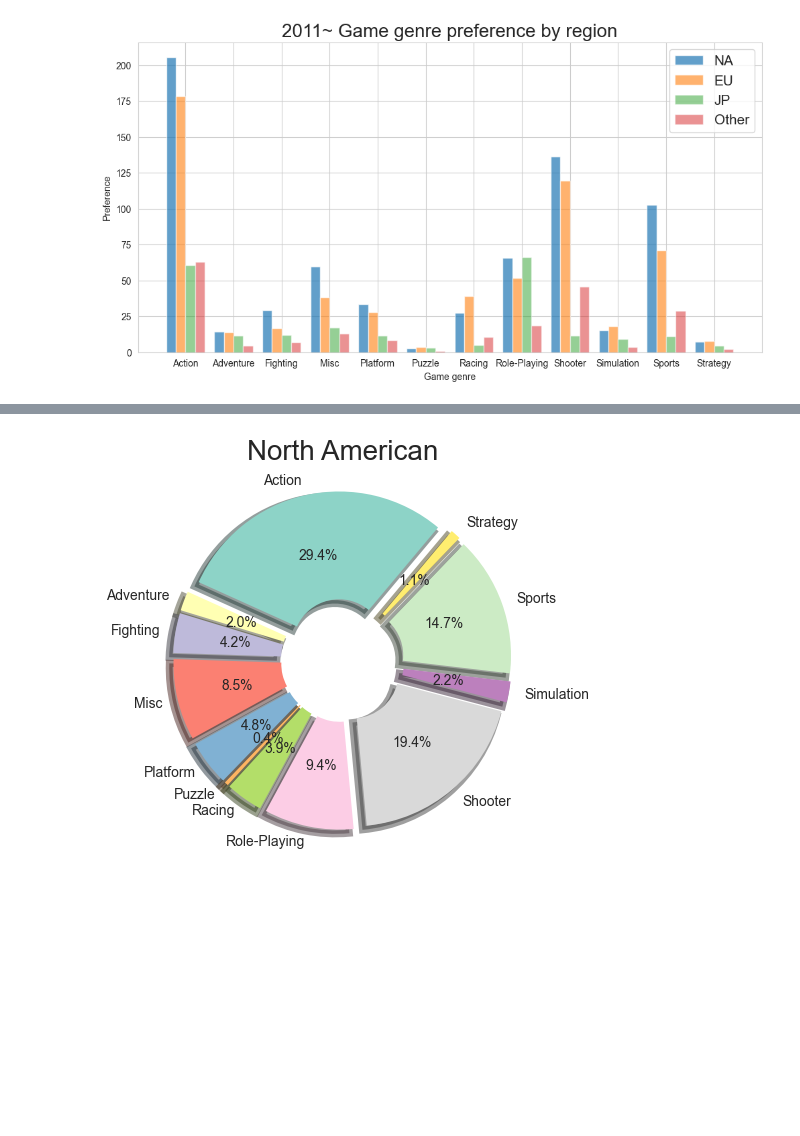
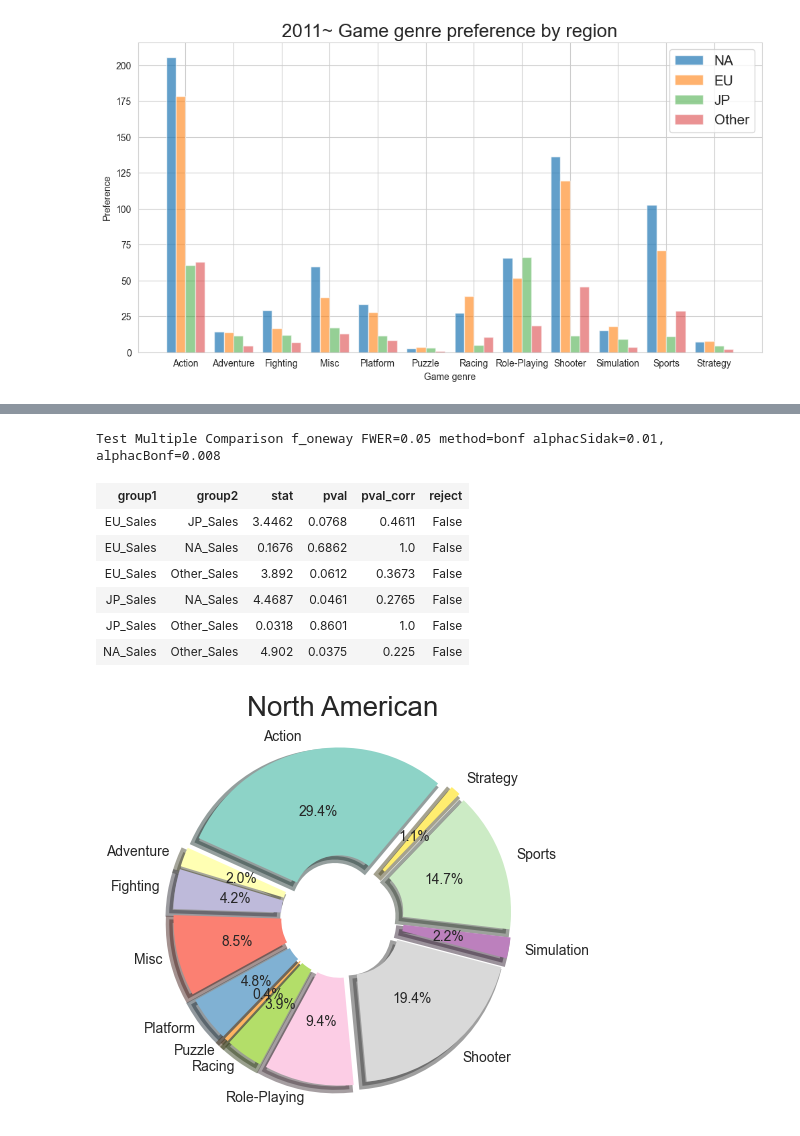
Before and after one commit to KkangJun/Project_presentation, a Jupyter notebook: ai_17_김준혁_Section1_Project.ipynb, the cells around one changed output, grey strips where cells are left out. Saved outputs shown, nothing was run; the diff lists cells and outputs as text; code cells hidden in the pictures; blank space fills up the shorter version.

```diff
--- a/ai_17_김준혁_Section1_Project.ipynb
+++ b/ai_17_김준혁_Section1_Project.ipynb
@@ -266,0 +265,3 @@ pvalue
+# %%
+cg_melt = country_genre.melt()
+cg_melt.head(3)
@@ -267,3 +290,17 @@ pvalue
+# %%
+# Bonferroni correction
+comp = MultiComparison(cg_melt.value, cg_melt.variable)
+result = comp.allpairtest(st.f_oneway, method='bonf')
+result[0]
+# %% [output]
+Test Multiple Comparison f_oneway FWER=0.05 method=bonf alphacSidak=0.01, alphacBonf=0.008
+| group1 | group2 | stat | pval | pval_corr | reject |
+| EU_Sales | JP_Sales | 3.4462 | 0.0768 | 0.4611 | False |
+| EU_Sales | NA_Sales | 0.1676 | 0.6862 | 1.0 | False |
+| EU_Sales | Other_Sales | 3.892 | 0.0612 | 0.3673 | False |
+| JP_Sales | NA_Sales | 4.4687 | 0.0461 | 0.2765 | False |
+| JP_Sales | Other_Sales | 0.0318 | 0.8601 | 1.0 | False |
+| NA_Sales | Other_Sales | 4.902 | 0.0375 | 0.225 | False |
 # %%
 expl = [.1,.1,.1,.1,.1,.1,.1,.1,.1,.1,.1,.1]
 cmap = plt.cm.Set3
```
Also changed, not shown: parts of 8 cells of this notebook.
